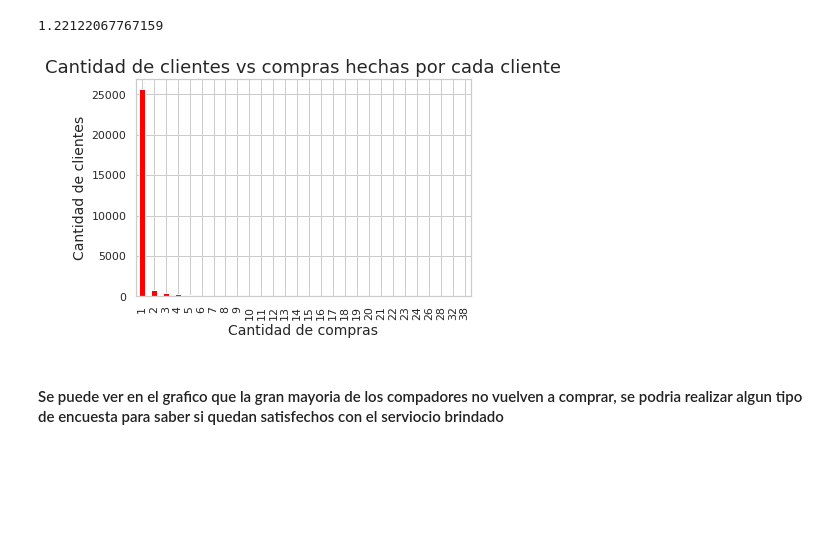
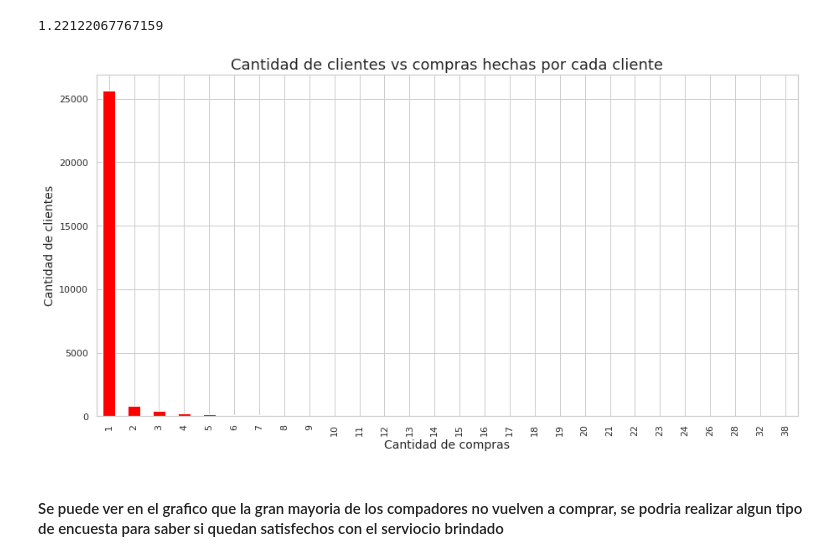
Before and after one commit to jowisaidman/tp1_analisis_exploratorio, a Jupyter notebook: Notebooks/checkout_analisis.ipynb, the cells around one changed output. Cells and saved outputs as stored; diff of their text form; code cells hidden in the pictures; blank space fills up the shorter version.

```diff
--- a/Notebooks/checkout_analisis.ipynb
+++ b/Notebooks/checkout_analisis.ipynb
@@ -117,12 +117,12 @@ checkout['person'].value_counts().mean() #en promedio la persona que compro una
 # %% [output]
 1.22122067767159
 # %%
-g = checkout['person'].value_counts().value_counts().sort_index().plot(kind = 'bar', color='red') # con normalize = True en value_counts se podria mostrar en %
+g = checkout['person'].value_counts().value_counts().sort_index().plot(kind = 'bar', color='red',  figsize=(15,7.5) ) # con normalize = True en value_counts se podria mostrar en %
 g.set_title('Cantidad de clientes vs compras hechas por cada cliente',fontsize = 18)
 g.set_xlabel('Cantidad de compras',fontsize = 14)
 g.set_ylabel('Cantidad de clientes',fontsize = 14);
 # %% [output]
-[figure, old version]
+[figure, new version]
 # %% [markdown]
 #### Se puede ver en el grafico que la gran mayoria de los compadores no vuelven a comprar, se podria realizar algun tipo de encuesta para saber si quedan satisfechos con el serviocio brindado
 # %% [markdown]
```
Also changed, not shown: parts of 12 cells of this notebook, 1 other file.
